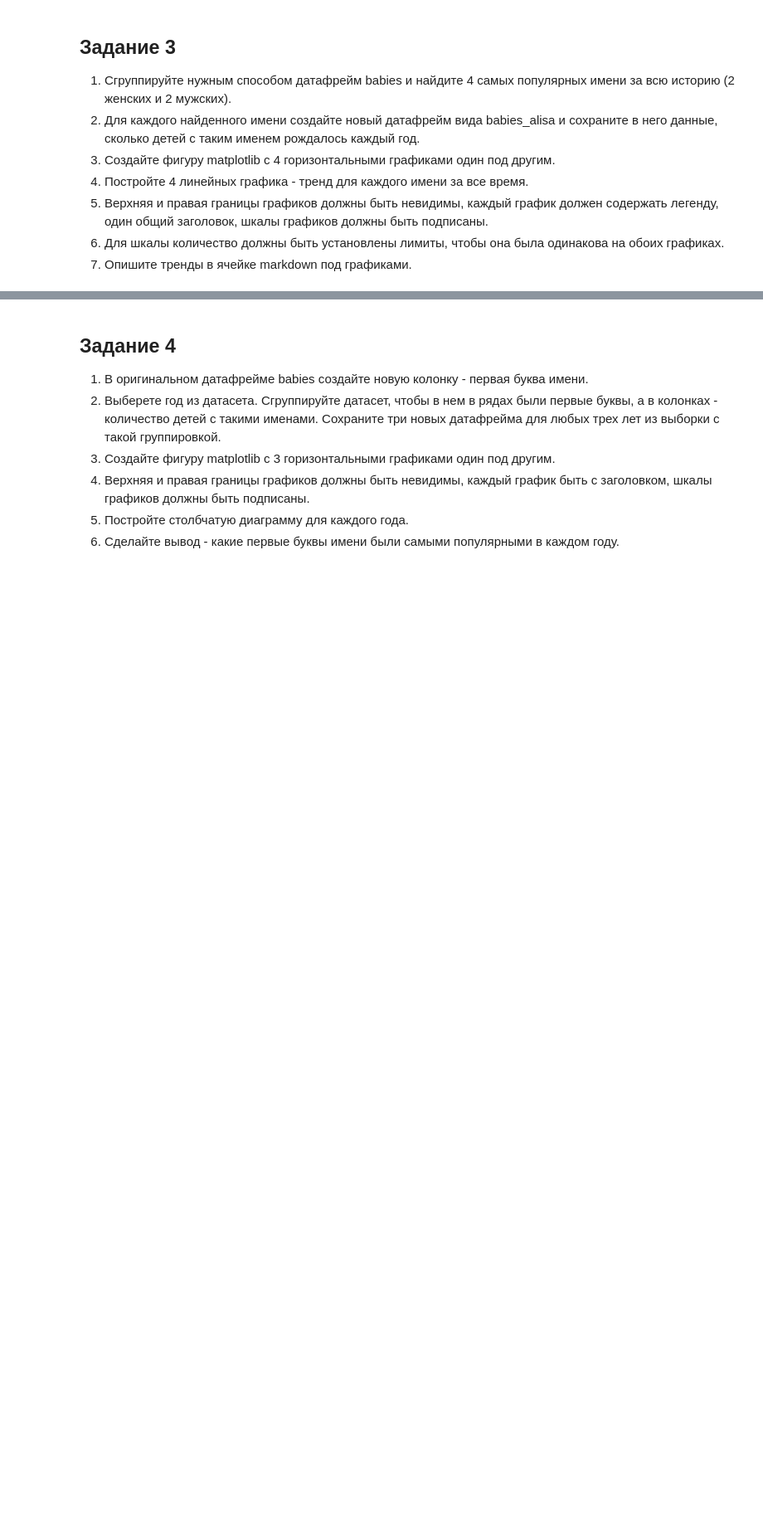
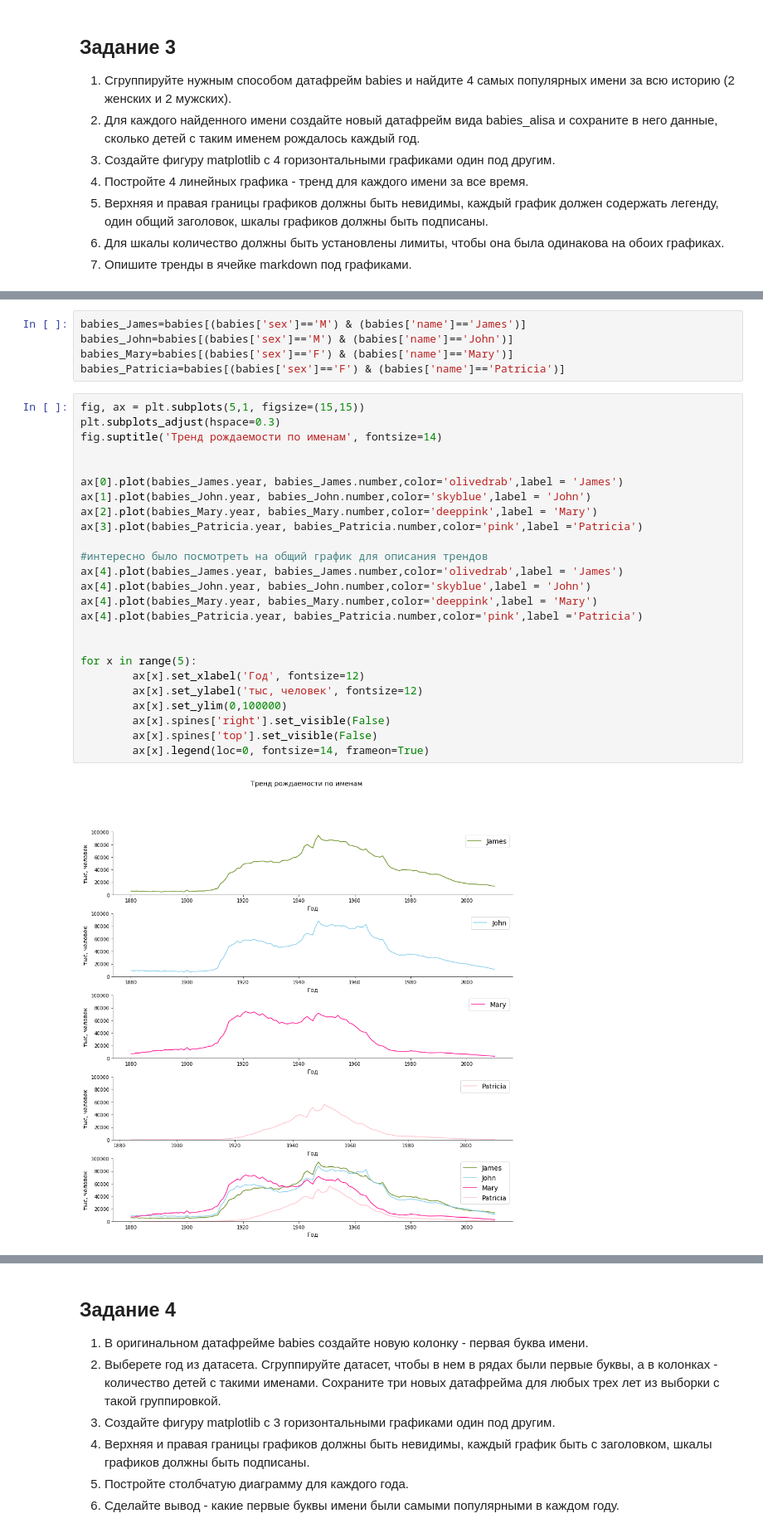
Before and after one commit to MariaZolotko/DPO_Python_2021, a Jupyter notebook: Homework/ЗолотькоМВ8.ipynb, the cells around one changed output, grey strips where cells are left out. Shown at 83% size. Cells and saved outputs as stored; diff of their text form; blank space fills up the shorter version.

```diff
--- a/Homework/ЗолотькоМВ8.ipynb
+++ b/Homework/ЗолотькоМВ8.ipynb
@@ -220,0 +256,32 @@ babies_boys
+# %%
+babies_James=babies[(babies['sex']=='M') & (babies['name']=='James')]
+babies_John=babies[(babies['sex']=='M') & (babies['name']=='John')]
+babies_Mary=babies[(babies['sex']=='F') & (babies['name']=='Mary')]
+babies_Patricia=babies[(babies['sex']=='F') & (babies['name']=='Patricia')]
+# %%
+fig, ax = plt.subplots(5,1, figsize=(15,15))
+plt.subplots_adjust(hspace=0.3)
+fig.suptitle('Тренд рождаемости по именам', fontsize=14)
+
+
+ax[0].plot(babies_James.year, babies_James.number,color='olivedrab',label = 'James')
+ax[1].plot(babies_John.year, babies_John.number,color='skyblue',label = 'John')
+ax[2].plot(babies_Mary.year, babies_Mary.number,color='deeppink',label = 'Mary')
+ax[3].plot(babies_Patricia.year, babies_Patricia.number,color='pink',label ='Patricia')
+
+#интересно было посмотреть на общий график для описания трендов
+ax[4].plot(babies_James.year, babies_James.number,color='olivedrab',label = 'James')
+ax[4].plot(babies_John.year, babies_John.number,color='skyblue',label = 'John')
+ax[4].plot(babies_Mary.year, babies_Mary.number,color='deeppink',label = 'Mary')
+ax[4].plot(babies_Patricia.year, babies_Patricia.number,color='pink',label ='Patricia')
+
+
+for x in range(5):
+        ax[x].set_xlabel('Год', fontsize=12)
+        ax[x].set_ylabel('тыс, человек', fontsize=12)
+        ax[x].set_ylim(0,100000)
+        ax[x].spines['right'].set_visible(False)
+        ax[x].spines['top'].set_visible(False)
+        ax[x].legend(loc=0, fontsize=14, frameon=True)
+# %% [output]
+[figure, added]
```
Also changed, not shown: parts of 19 cells of this notebook, 2 other files.
